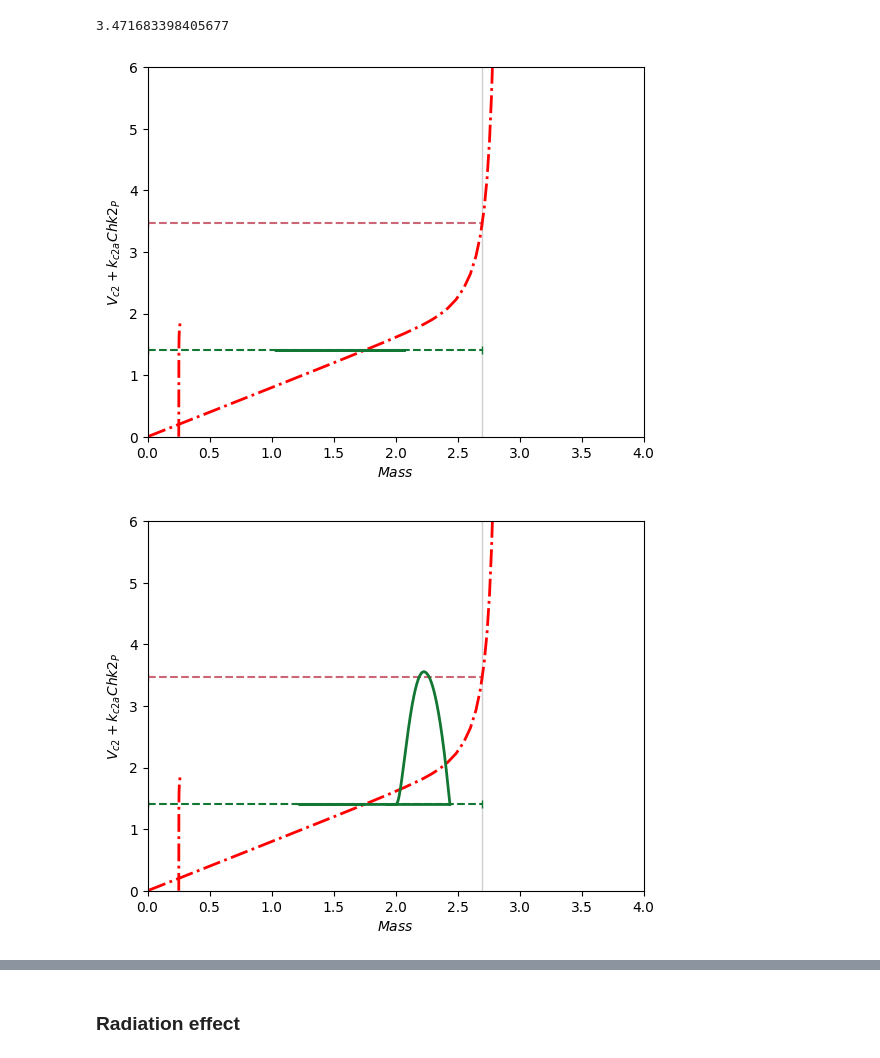
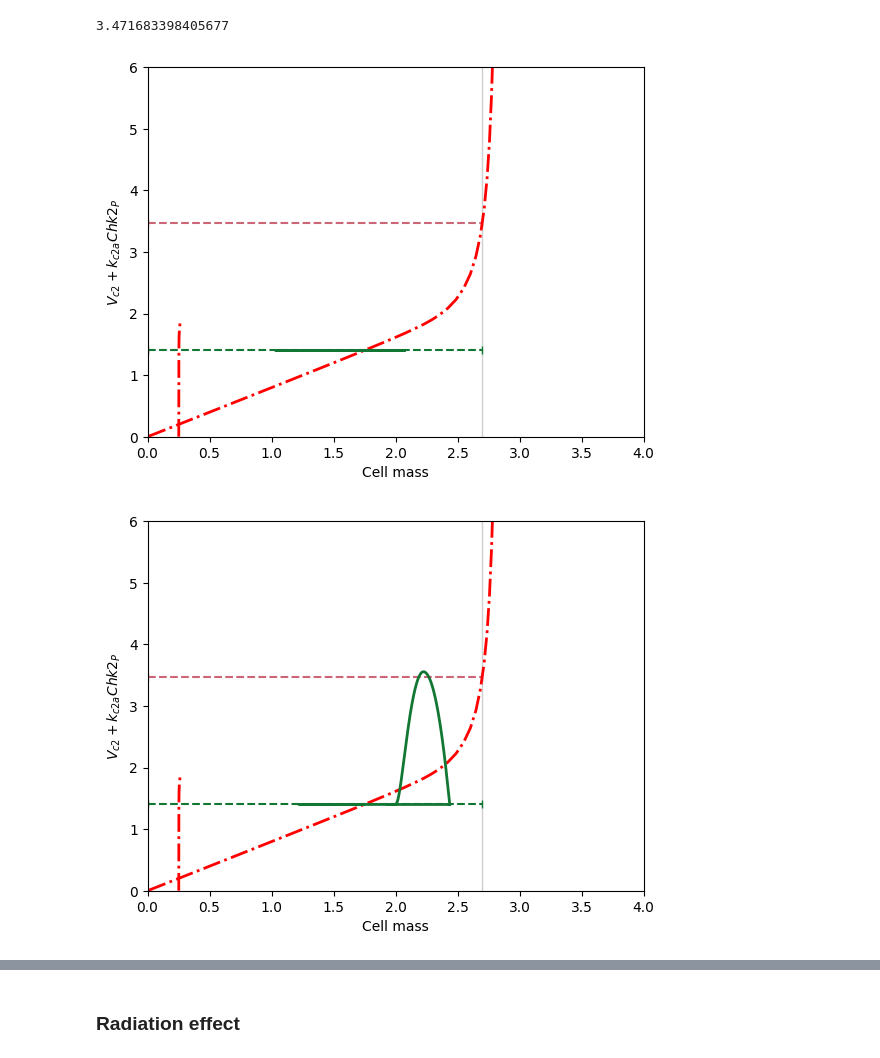
Before and after one commit to ccontrer/CellCycleRadiation, a Jupyter notebook: Julia/CCRMV002.ipynb, the cells around one changed output, grey strips where cells are left out. Cells and saved outputs as stored; diff of their text form; code cells hidden in the pictures.

```diff
--- a/Julia/CCRMV002.ipynb
+++ b/Julia/CCRMV002.ipynb
@@ -52,15 +75,15 @@ Cell division event
 # %%
 function division(u,t,integrator)
-    ## Parameters
-    ## Set of condition: MPF crosses threshold from positive to negative
+    # MPF crosses threshold
     u[1] - params.θ_M
 end # division
 
 function division_event!(integrator)
     # Divide mass in two
-    integrator.u[10] = integrator.u[10]/2
+    integrator.u[7] = integrator.u[7]/2
 end # division_event!
 
+# Event happens from positive to negative
 cb = ContinuousCallback(division, nothing, division_event!, save_positions=(true,false))
 # %% [output]
 DiffEqBase.ContinuousCallback{#division,Void,#division_event!,DiffEqBase.#INITIALIZE_DEFAULT,Float64,Int64,Void}(division, nothing, division_event!, DiffEqBase.INITIALIZE_DEFAULT, nothing, true, 10, ( ...
@@ -75,10 +100,10 @@ u0 = [0.039,      # MPF
       0.027,      # Cdc25_P
       0.001,      # IE_A
       0.000,      # APC_A
+      1.938,      # Mass
       0.000,      # Chk2_P
       0.000,      # ATM
-      0.000,      # DSB
-      1.938]      # Mass
+      0.000]      # DSB
 tspan = (0.0, 30.0)
 dtmax = 0.001
 alg = Rosenbrock23()
@@ -307,23 +378,21 @@ bif2_stst.special_points["LP"][1][:V_c2]
 # %%
 # Base lines
 plot([params.K_Mass, params.K_Mass], [0.0, 6.0], color=gray1, lw=1, alpha=0.4)
 plot([0.0, params.K_Mass], [params.V_c2, params.V_c2], color=green2, lw=1.5, "--|")
 SNIC_V_c2 = bif2_stst.special_points["LP"][1][:V_c2]
 plot([0.0, params.K_Mass], [SNIC_V_c2, SNIC_V_c2], color=red1, lw=1.5, "--|")
 # Bifurcation curves
 PlotBifurcation(bif1_fold1, (:Mass, :V_c2))
 PlotBifurcation(bif1_fold2, (:Mass, :V_c2))
 # Superimposed solutions
-plot(solnorad[10, :], params.V_c2 + params.k_c2a*solnorad[7, :], color=green2, lw=2)
+plot(solnorad[7, :], params.V_c2 + params.k_c2a*solnorad[8, :], color=green2, lw=2)
 xlim([0, 4])
-xlabel(L"Mass")
+xlabel("Cell mass")
 ylim([0, 6])
-ylabel(L"V_{c2}+k_{c2a}Chk2_P")
-title("")
-show()
+ylabel(L"V_{c2}+k_{c2a}Chk2_P");
 #savefig("figures/CCRMV002_fig_bif3_norad.pdf")
 # %% [output]
-[figure, old version]
+[figure, new version]
 # %%
 # Base lines
 plot([params.K_Mass, params.K_Mass], [0.0, 6.0], color=gray1, lw=1, alpha=0.4)
@@ -334,16 +403,14 @@ plot([0.0, params.K_Mass], [SNIC_V_c2, SNIC_V_c2], color=red1, lw=1.5, "--|")
 PlotBifurcation(bif1_fold1, (:Mass, :V_c2))
 PlotBifurcation(bif1_fold2, (:Mass, :V_c2))
 # Superimposed solutions
-plot(solrad1[10, :], params.V_c2 + params.k_c2a*solrad1[7, :], color=green2, lw=2)
+plot(solrad1[7, :], params.V_c2 + params.k_c2a*solrad1[8, :], color=green2, lw=2)
 xlim([0, 4])
-xlabel(L"Mass")
+xlabel("Cell mass")
 ylim([0, 6])
-ylabel(L"V_{c2}+k_{c2a}Chk2_P")
-title("")
-show()
+ylabel(L"V_{c2}+k_{c2a}Chk2_P");
 #savefig("figures/CCRMV002_fig_bif3_rad1.pdf")
 # %% [output]
-[figure, old version]
+[figure, new version]
 # %%
 # Base lines
 plot([params.K_Mass, params.K_Mass], [0.0, 6.0], color=gray1, lw=1, alpha=0.4)
```
Also changed, not shown: parts of 42 cells of this notebook, 1 other file.
